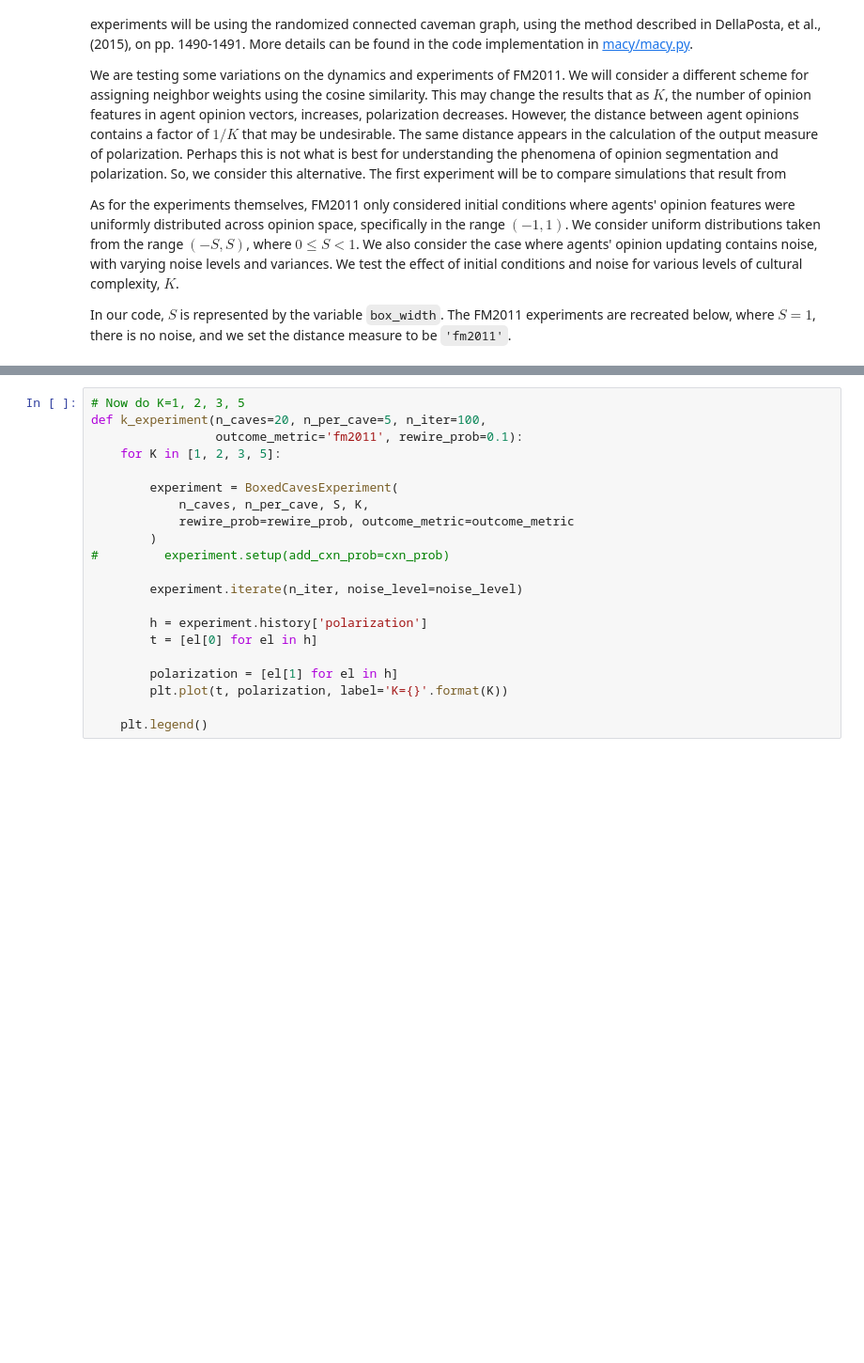
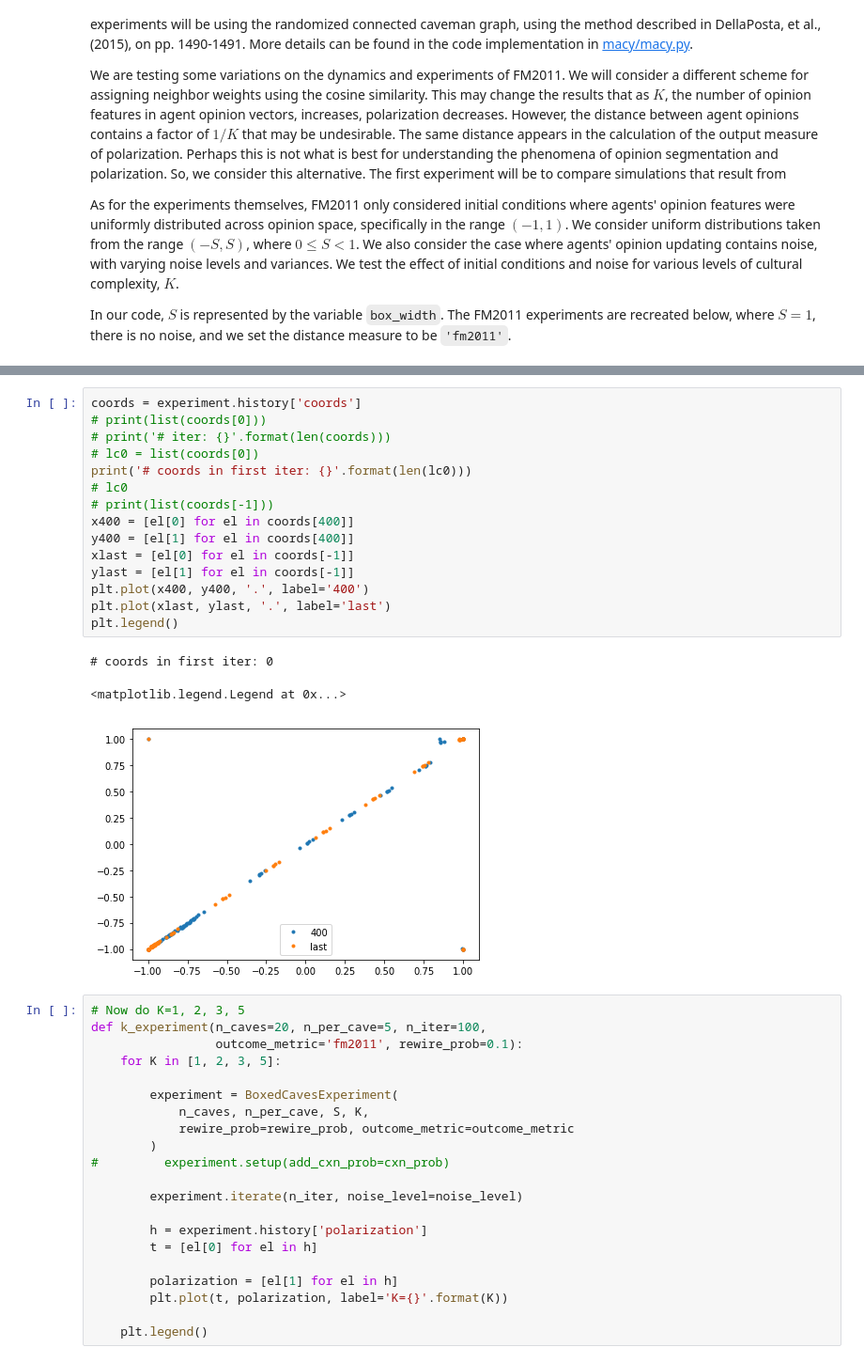
Before and after one commit to mt-digital/polarization, a Jupyter notebook: Experiment Examples.ipynb, the cells around one changed output, grey strips where cells are left out. Shown: that part at 94% size. Cells and saved outputs as stored; diff of their text form; blank space fills up the shorter version.

```diff
--- a/Experiment Examples.ipynb
+++ b/Experiment Examples.ipynb
@@ -42,3 +43,22 @@ plt.plot(t, polarization)
+# %%
+coords = experiment.history['coords']
+# print(list(coords[0]))
+# print('# iter: {}'.format(len(coords)))
+# lc0 = list(coords[0])
+print('# coords in first iter: {}'.format(len(lc0)))
+# lc0
+# print(list(coords[-1]))
+x400 = [el[0] for el in coords[400]]
+y400 = [el[1] for el in coords[400]]
+xlast = [el[0] for el in coords[-1]]
+ylast = [el[1] for el in coords[-1]]
+plt.plot(x400, y400, '.', label='400')
+plt.plot(xlast, ylast, '.', label='last')
+plt.legend()
+# %% [output]
+# coords in first iter: 0
+<matplotlib.legend.Legend at 0x...>
+[figure, added]
 # %%
 # Now do K=1, 2, 3, 5
 def k_experiment(n_caves=20, n_per_cave=5, n_iter=100,
```
Also changed, not shown: parts of 1 cell of this notebook, 3 other files.
